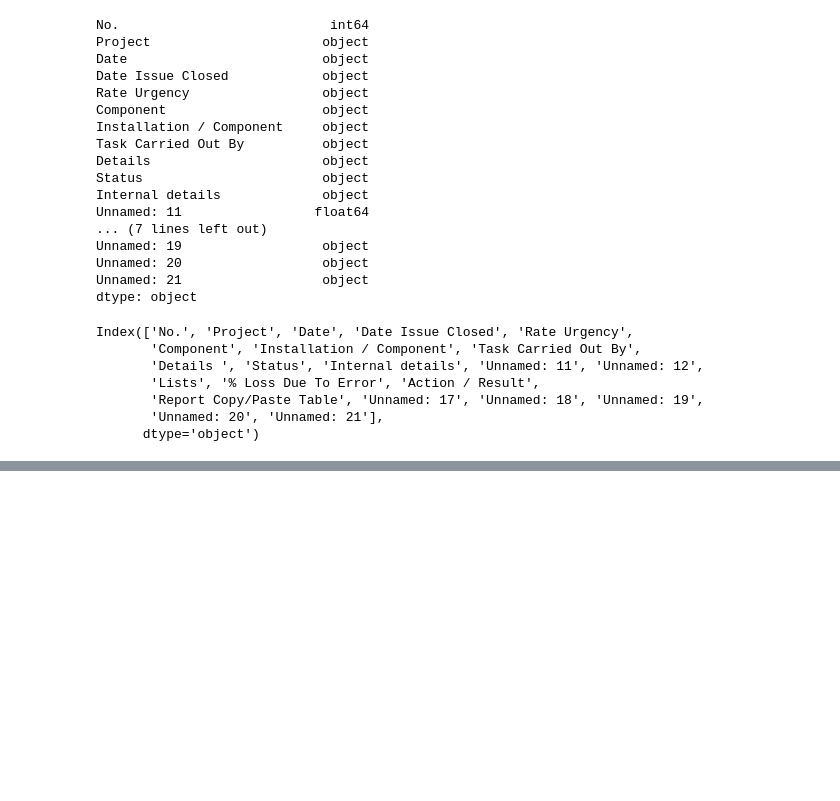
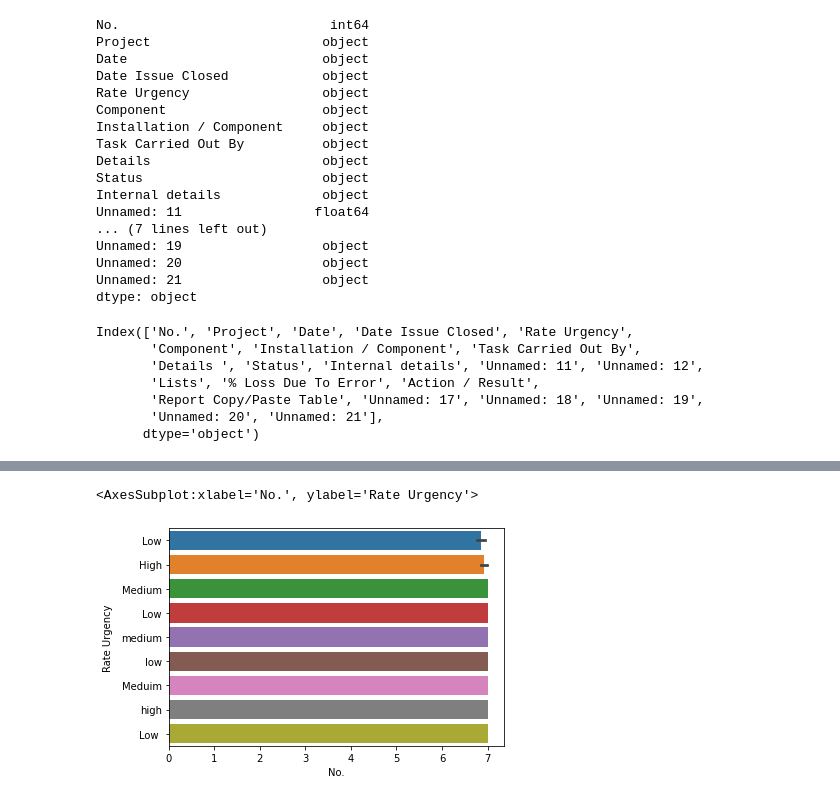
Before and after one commit to ahmadasd1234/Emergent-Energy, a Jupyter notebook: iX internship.ipynb, the cells around one changed output, grey strips where cells are left out. Drawn from its saved outputs; the diff is of its cells as text; code cells hidden in the pictures; blank space fills up the shorter version.

```diff
--- a/iX internship.ipynb
+++ b/iX internship.ipynb
@@ -71,0 +114,5 @@ df.fillna(0)
+# %%
+sns.barplot('No.', 'Rate Urgency', data= df)
+# %% [output]
+<AxesSubplot:xlabel='No.', ylabel='Rate Urgency'>
+[figure, added]
```
Also changed, not shown: parts of 6 cells of this notebook.
